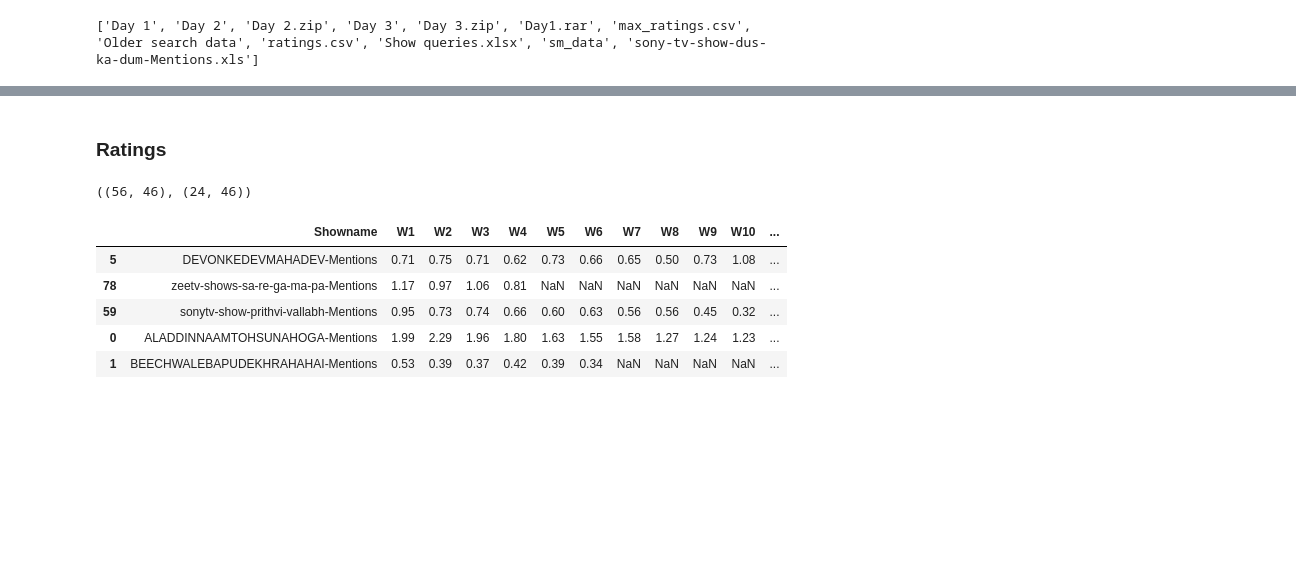
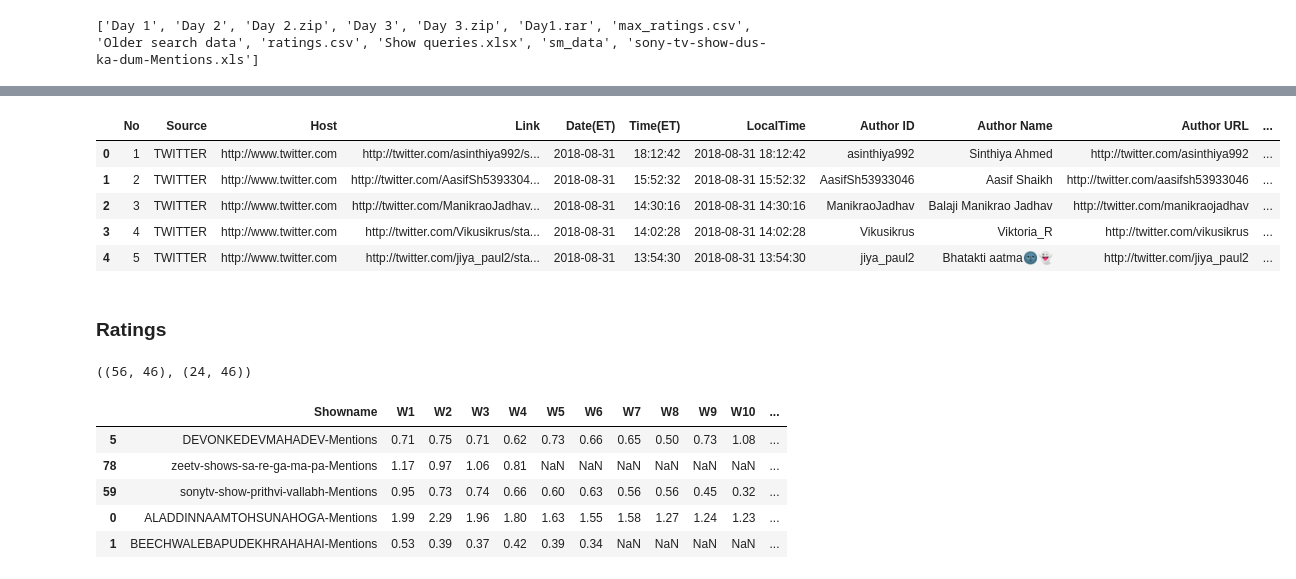
Before and after one commit to abhi050688/initial_test, a Jupyter notebook: Parsing new data.ipynb, the cells around one changed output, grey strips where cells are left out. Saved outputs shown, nothing was run; the diff lists cells and outputs as text; code cells hidden in the pictures; blank space fills up the shorter version.

```diff
--- a/Parsing new data.ipynb
+++ b/Parsing new data.ipynb
@@ -161,3 +165,12 @@ cnt_unique
+# %%
+twitter.head()
+# %% [output]
+|  | No | Source | Host | Link | Date(ET) | Time(ET) | LocalTime | Author ID | Author Name | Author URL | ... |
+| 0 | 1 | TWITTER | http://www.twitter.com | http://twitter.com/asinthiya992/s... | 2018-08-31 | 18:12:42 | 2018-08-31 18:12:42 | asinthiya992 | Sinthiya Ahmed | http://twitter.com/asinthiya992 | ... |
+| 1 | 2 | TWITTER | http://www.twitter.com | http://twitter.com/AasifSh5393304... | 2018-08-31 | 15:52:32 | 2018-08-31 15:52:32 | AasifSh53933046 | Aasif Shaikh | http://twitter.com/aasifsh53933046 | ... |
+| 2 | 3 | TWITTER | http://www.twitter.com | http://twitter.com/ManikraoJadhav... | 2018-08-31 | 14:30:16 | 2018-08-31 14:30:16 | ManikraoJadhav | Balaji Manikrao Jadhav | http://twitter.com/manikraojadhav | ... |
+| 3 | 4 | TWITTER | http://www.twitter.com | http://twitter.com/Vikusikrus/sta... | 2018-08-31 | 14:02:28 | 2018-08-31 14:02:28 | Vikusikrus | Viktoria_R | http://twitter.com/vikusikrus | ... |
+| 4 | 5 | TWITTER | http://www.twitter.com | http://twitter.com/jiya_paul2/sta... | 2018-08-31 | 13:54:30 | 2018-08-31 13:54:30 | jiya_paul2 | Bhatakti aatma🌚👻 | http://twitter.com/jiya_paul2 | ... |
 # %% [markdown]
 ### Ratings
 # %%
```
Also changed, not shown: parts of 36 cells of this notebook.
